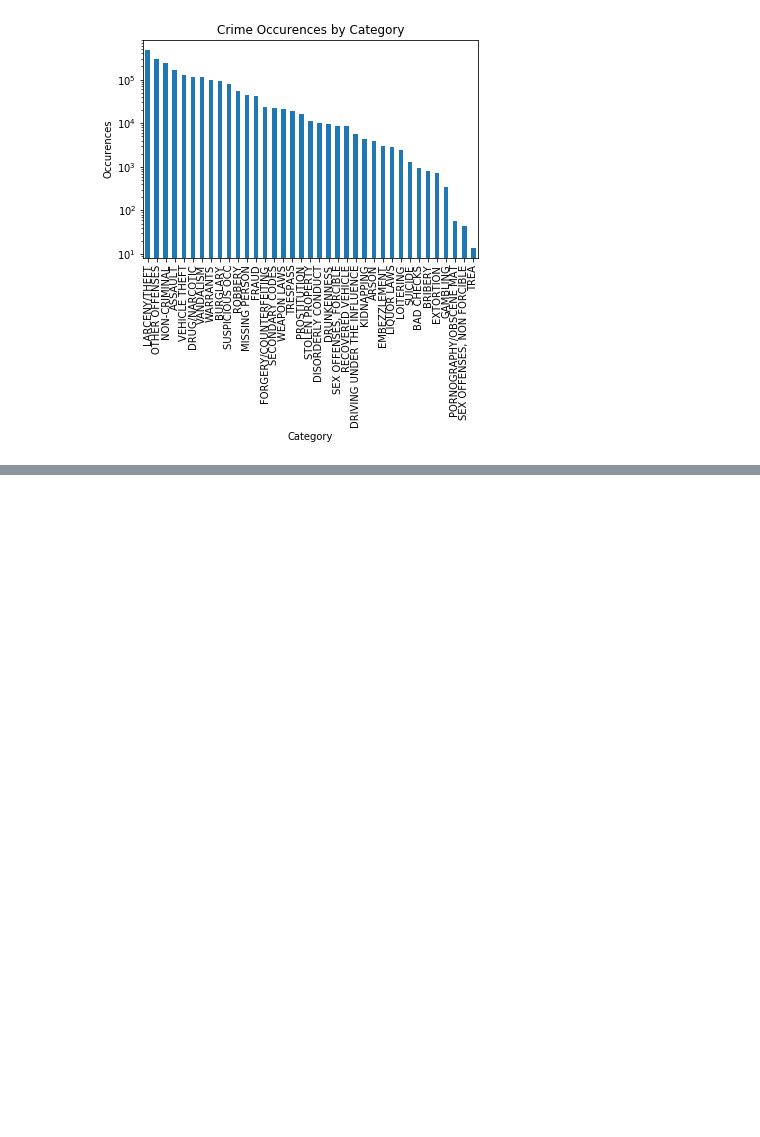
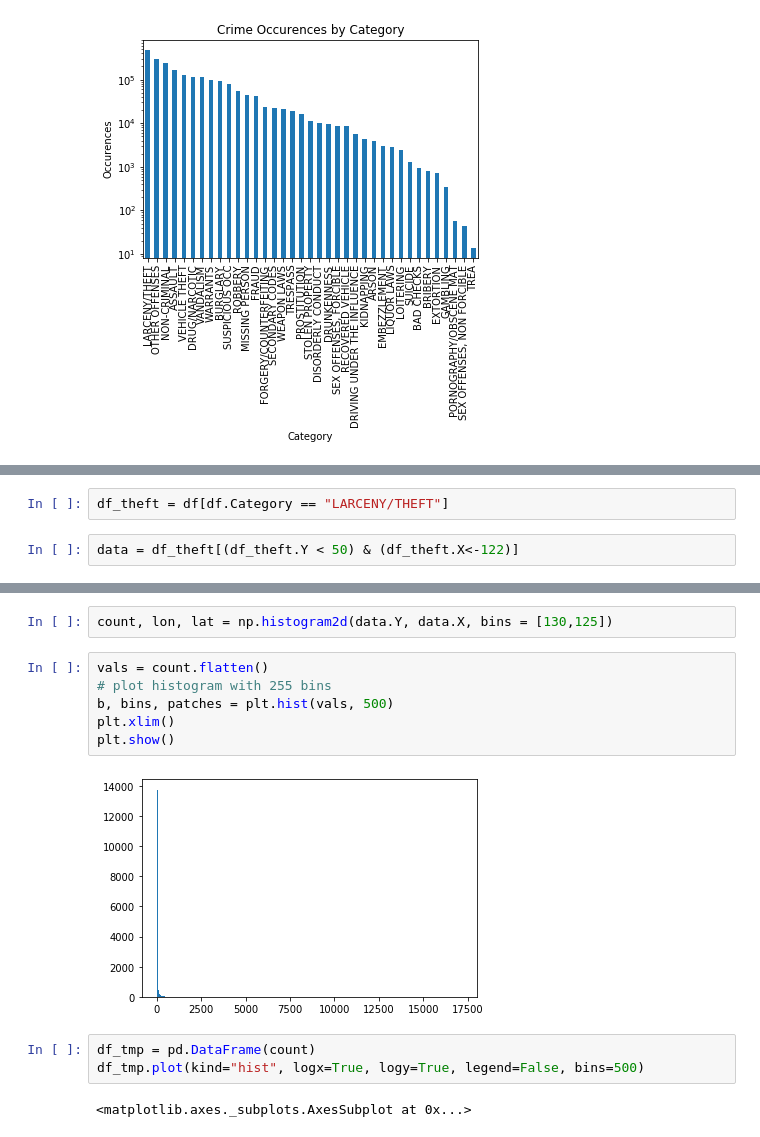
Before and after one commit to AlexAbades/social-data, a Jupyter notebook: s5/w5.ipynb, the cells around one changed output, grey strips where cells are left out. Saved outputs shown, nothing was run; the diff lists cells and outputs as text; blank space fills up the shorter version.

```diff
--- a/s5/w5.ipynb
+++ b/s5/w5.ipynb
@@ -91,0 +68,4 @@ df.X.min(), df.X.max()
+# %%
+df_theft = df[df.Category == "LARCENY/THEFT"]
+# %%
+data = df_theft[(df_theft.Y < 50) & (df_theft.X<-122)]
@@ -91,0 +89,15 @@ df.X.min(), df.X.max()
+# %%
+count, lon, lat = np.histogram2d(data.Y, data.X, bins = [130,125])
+# %%
+vals = count.flatten()
+# plot histogram with 255 bins
+b, bins, patches = plt.hist(vals, 500)
+plt.xlim()
+plt.show()
+# %% [output]
+[figure, added]
+# %%
+df_tmp = pd.DataFrame(count)
+df_tmp.plot(kind="hist", logx=True, logy=True, legend=False, bins=500)
+# %% [output]
+<matplotlib.axes._subplots.AxesSubplot at 0x...>
```
Also changed, not shown: parts of 4 cells of this notebook.
